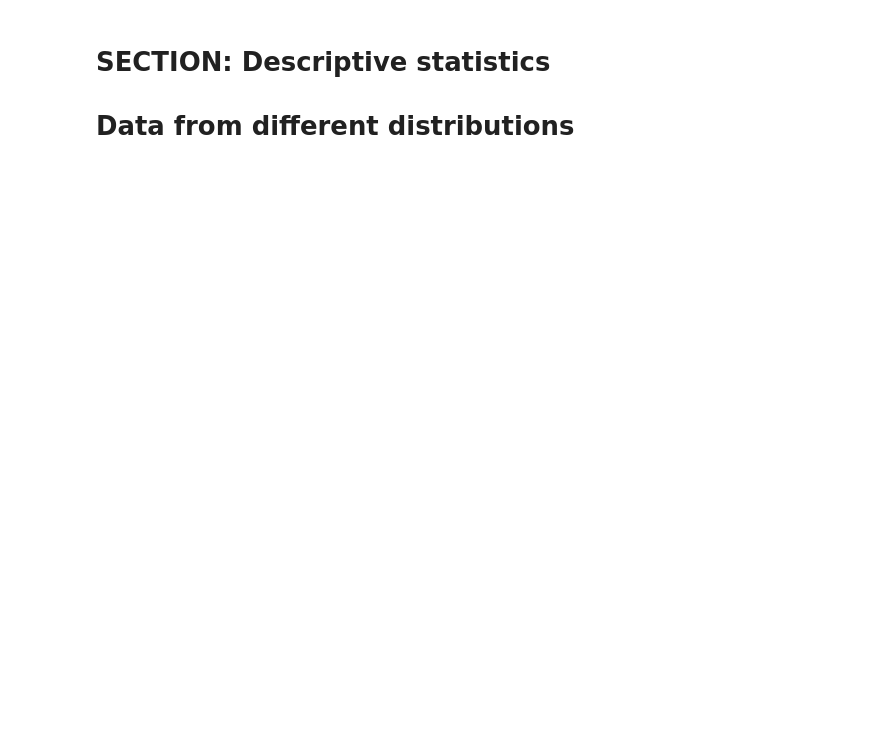
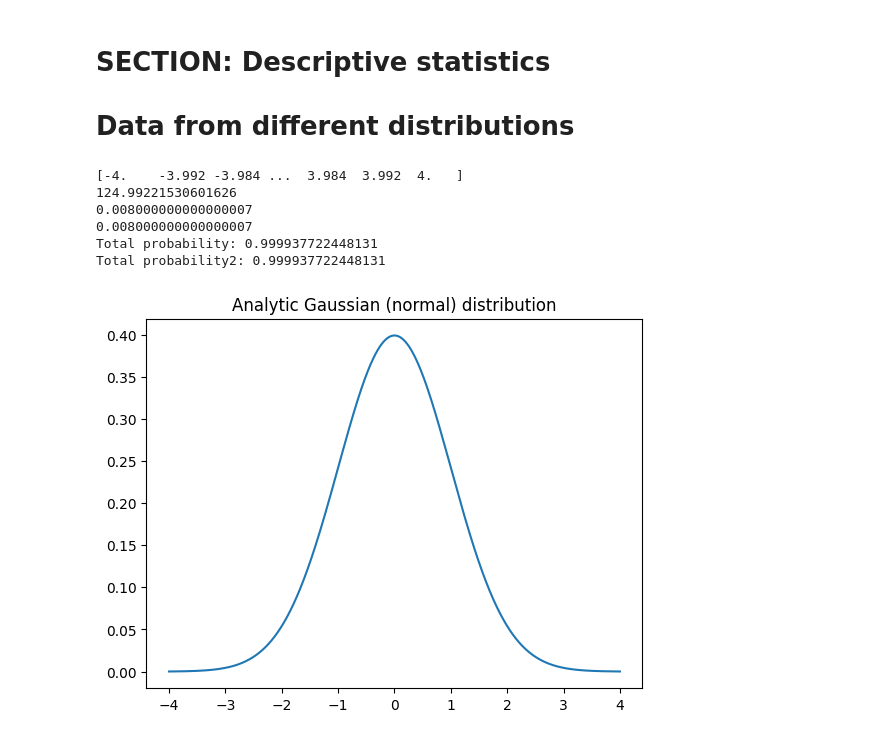
Before and after one commit to SiracencoSerghei/Statistics_and_ML, a Jupyter notebook: 2.2_descriptives/stats_descriptives_distributions.ipynb, the cells around one changed output. Cells and saved outputs as stored; diff of their text form; code cells hidden in the pictures; blank space fills up the shorter version.

Commit message:
distributions

```diff
--- a/2.2_descriptives/stats_descriptives_distributions.ipynb
+++ b/2.2_descriptives/stats_descriptives_distributions.ipynb
@@ -26,3 +11,43 @@ print(sum(gausdist))
+# %%
+## Gaussian
+
+# number of discretizations
+N = 1001
+
+x = np.linspace(-4,4,N)
+print(x)
+gausdist = stats.norm.pdf(x)
+
+# is this a probability distribution?
+print(sum(gausdist))
+# try scaling by dx...
+
+# dx is the step size between consecutive x-values
+dx = x[1] - x[0]
+diff = np.diff(x[:2])
+print(dx)
+print(diff[0])
+
+# Sum of the pdf values scaled by dx
+total_prob = sum(gausdist) * dx
+total_prob2 = sum(gausdist) * diff
+
+print("Total probability:", total_prob)
+print("Total probability2:", total_prob2[0])
+
+# plotting
+plt.plot(x,gausdist)
+# plt.plot(x,gausdist/sum(gausdist))
+plt.title('Analytic Gaussian (normal) distribution')
+plt.show()
+# %% [output]
+[-4.    -3.992 -3.984 ...  3.984  3.992  4.   ]
+124.99221530601626
+0.008000000000000007
+0.008000000000000007
+Total probability: 0.999937722448131
+Total probability2: 0.999937722448131
+[figure, added]
 # %%
 ## Normally-distributed random numbers
 
```
Also changed, not shown: parts of 13 cells of this notebook.
